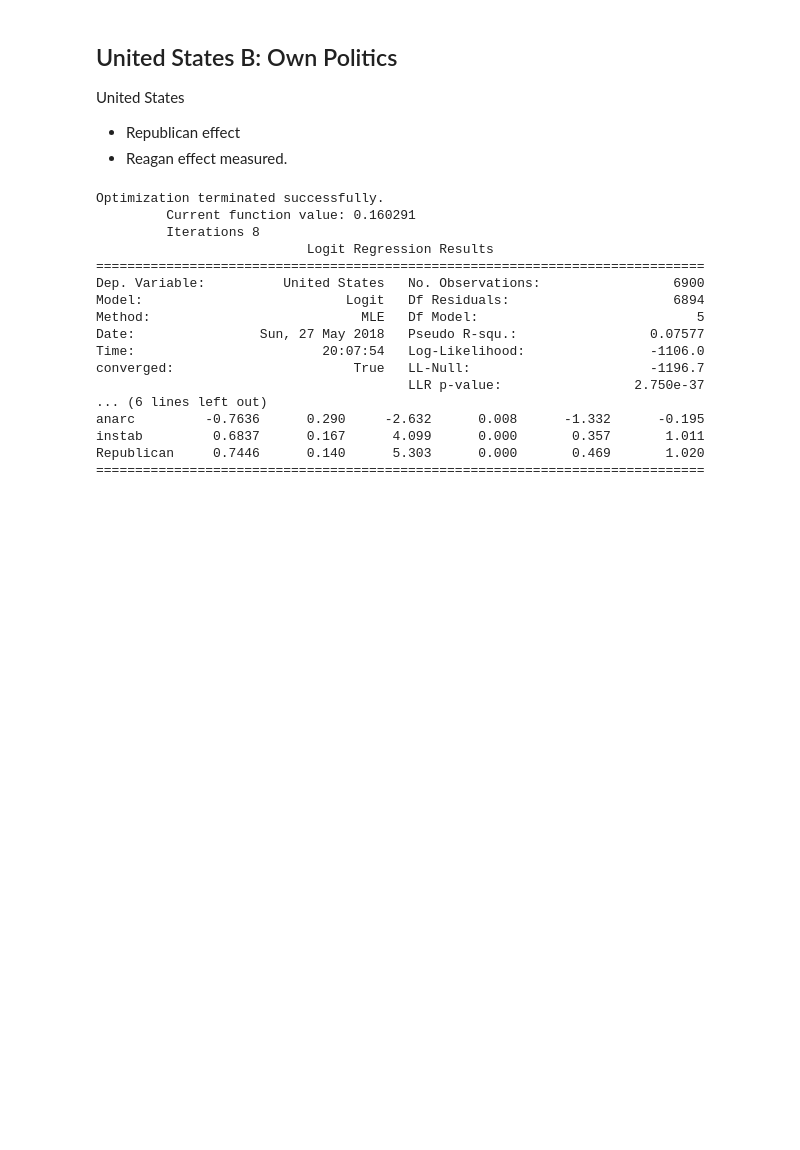
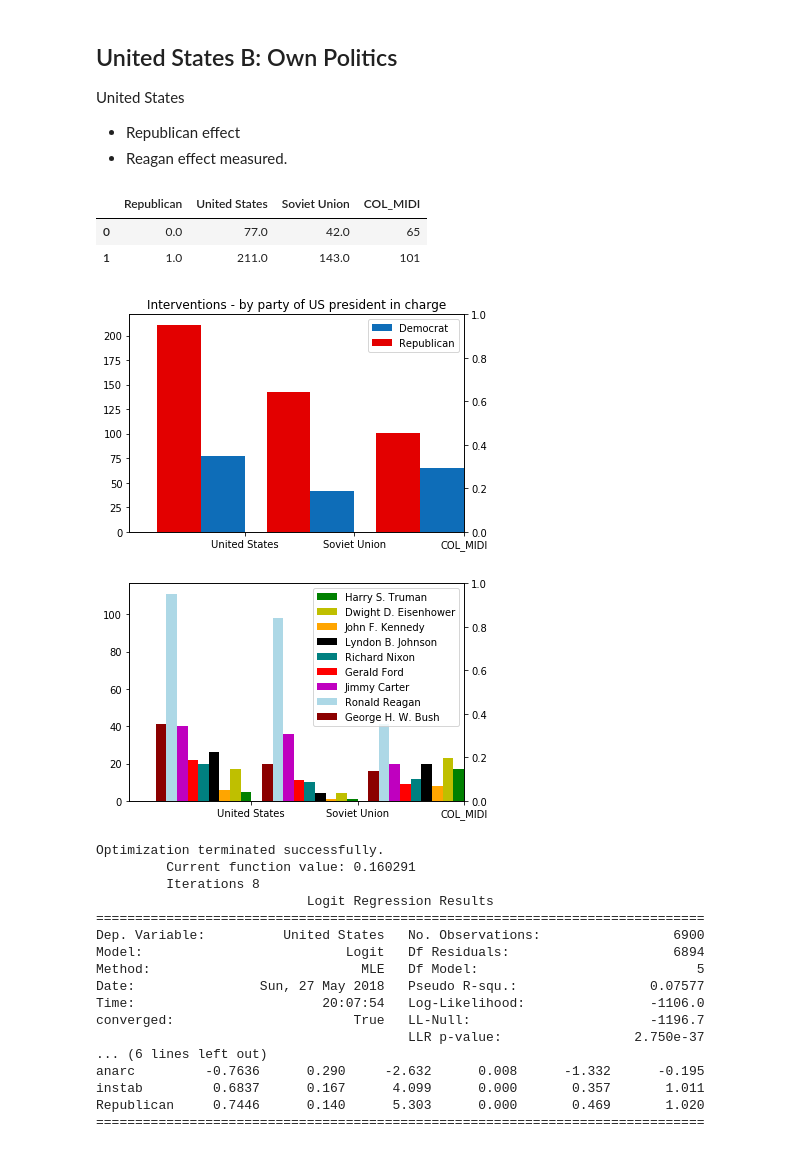
Before and after one commit to Jasper-Koops/Thesis-Cold_War_Interventions, a Jupyter notebook: Analysis.ipynb, the cells around one changed output. Drawn from its saved outputs; the diff is of its cells as text; code cells hidden in the pictures; blank space fills up the shorter version.

Commit message:
Added more graphs in the 'Politics' and 'War types' sections

```diff
--- a/Analysis.ipynb
+++ b/Analysis.ipynb
@@ -887,6 +893,82 @@ United States
 
 - Republican effect
 - Reagan effect measured.
+# %%
+# Probably should have added another 'presidents' string column
+
+# Create president and party datasets
+
+df_pres = df.groupby(
+    [
+        'Dwight D. Eisenhower', 'George H. W. Bush',
+        'Gerald Ford', 'Harry S. Truman', 'Jimmy Carter',
+        'John F. Kennedy', 'Lyndon B. Johnson', 'Richard Nixon',
+        'Ronald Reagan']
+).sum()[['United States', 'Soviet Union', 'COL_MIDI']].reset_index()
+
+df_pol = df.groupby(['Republican']).sum()[['United States', 'Soviet Union', 'COL_MIDI']].reset_index()
+
+
+
+# Create first graph, by party
+fig = plt.figure() # Create matplotlib figure
+ax = fig.add_subplot(111) # Create matplotlib axes
+ax2 = ax.twinx() # Create another axes that shares the same x-axis as ax.
+width = 0.4
+
+df_pol[df_pol['Republican'] == 0][[
+    'United States',
+    'Soviet Union',
+    'COL_MIDI',
+]].sum().plot.bar(
+    color='#0e6db8', ax=ax, width=width, position=1,
+    label='Democrat', legend=True)
+
+df_pol[df_pol['Republican'] == 1][[
+    'United States',
+    'Soviet Union',
+    'COL_MIDI',
+]].sum().plot.bar(
+    title='Interventions - by party of US president in charge',
+    color='#E30000', ax=ax, width=width, position=2,
+    label='Republican', legend=True, rot=0)
+
+
+
+# Create second graph, by president
+fig = plt.figure() # Create matplotlib figure
+ax = fig.add_subplot(111) # Create matplotlib axes
+ax2 = ax.twinx() # Create another axes that shares the same x-axis as ax.
+width = 0.1
+
+def plotter(name, number):
+    df_pres[df_pres[name] == 1][[
+    'United States',
+    'Soviet Union',
+    'COL_MIDI',
+]].sum().plot.bar(
+    color=colors[counter], ax=ax, width=width, position=number,
+    label=name, legend=True, rot=0)
+
+presidents = ['Harry S. Truman', 'Dwight D. Eisenhower', 'John F. Kennedy',
+'Lyndon B. Johnson', 'Richard Nixon', 'Gerald Ford',
+'Jimmy Carter', 'Ronald Reagan', 'George H. W. Bush']
+colors = ['x', 'g', 'y', 'orange', 'black', 'teal', 'r', 'm', 'lightblue', 'darkred']
+
+# To many to draw manually, automate
+counter = 0
+for president in presidents:
+    counter +=1
+    plotter(president, counter)
+
+# FIXME / TODO - Create better tables.
+df_pol
+# %% [output]
+|  | Republican | United States | Soviet Union | COL_MIDI |
+| 0 | 0.0 | 77.0 | 42.0 | 65 |
+| 1 | 1.0 | 211.0 | 143.0 | 101 |
+[figure, added]
+[figure, added]
 # %%
 print(run([
  'democ',
```
Also changed, not shown: parts of 15 cells of this notebook.
